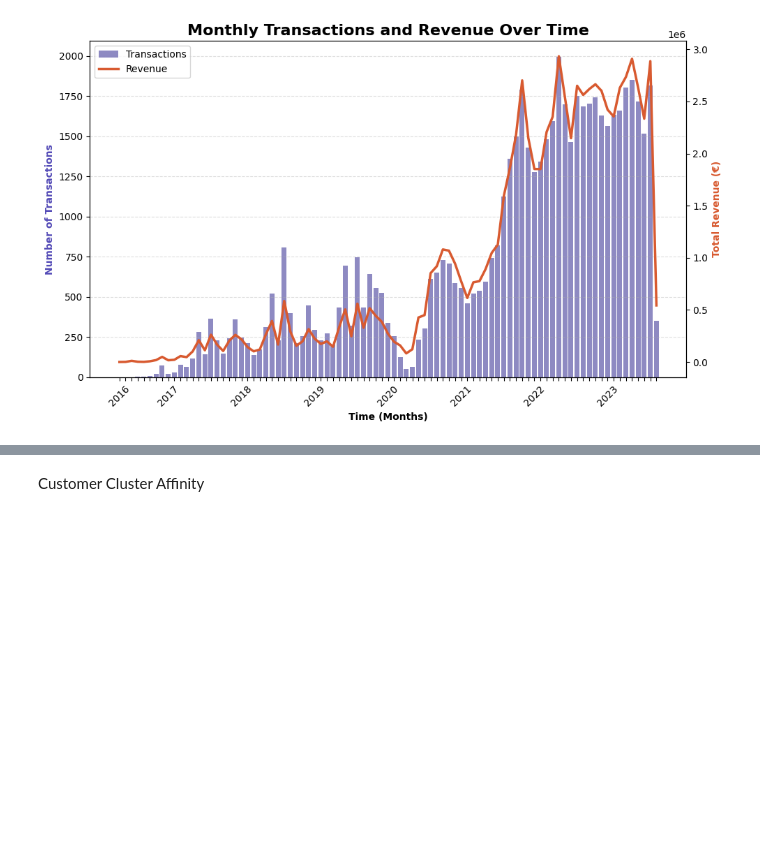
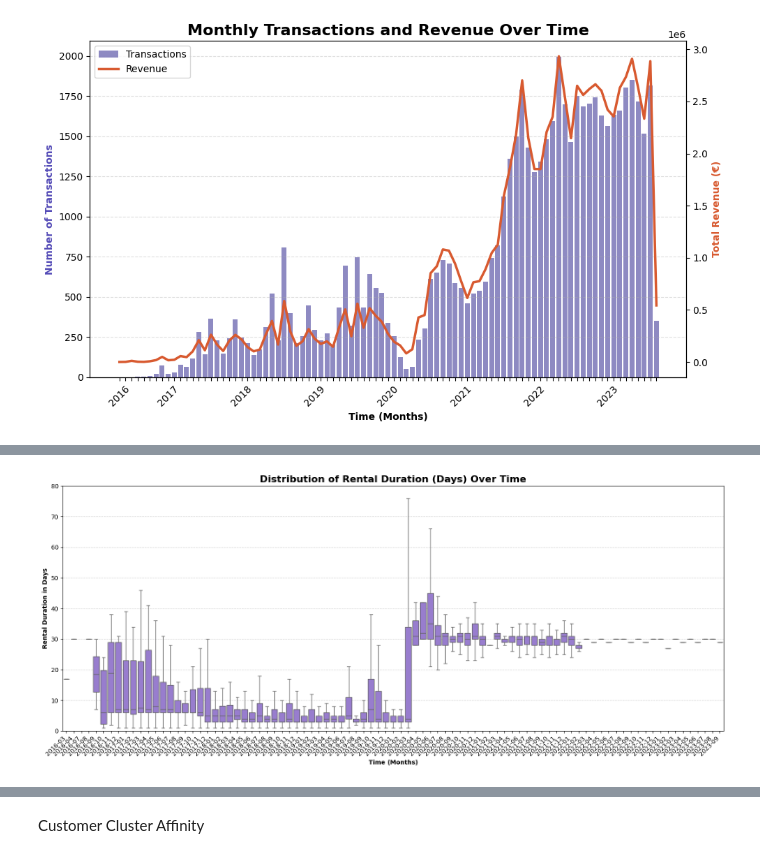
Before and after one commit to juliusatgit/Marketing-Analytics, a Jupyter notebook: notebooks/02_Business_Profiling.ipynb, the cells around one changed output, grey strips where cells are left out. Cells and saved outputs as stored; diff of their text form; code cells hidden in the pictures; blank space fills up the shorter version.

```diff
--- a/notebooks/02_Business_Profiling.ipynb
+++ b/notebooks/02_Business_Profiling.ipynb
@@ -451,0 +541,39 @@ plt.show()
+# %%
+date_col = 'rentalPeriod.start'
+duration_col = 'duration_days'
+
+# Convert to datetime and extract Year-Month
+rentals_clean[date_col] = pd.to_datetime(rentals_clean[date_col])
+rentals_clean['year_month'] = rentals_clean[date_col].dt.strftime('%Y-%m')
+
+# Get a properly sorted list of the months (Oldest to Newest)
+chronological_order = sorted(rentals_clean['year_month'].unique())
+
+# Create the Boxplot
+plt.figure(figsize=(16, 7))
+
+sns.boxplot(
+    data=rentals_clean,
+    x='year_month',
+    y=duration_col,
+    color='mediumpurple',
+    showfliers=False,
+    order=chronological_order  # Ensure the x-axis is in chronological order
+    )
+
+plt.title('Distribution of Rental Duration (Days) Over Time', fontsize=16, fontweight='bold')
+plt.xlabel('Time (Months)', fontweight='bold')
+plt.ylabel('Rental Duration in Days', fontweight='bold')
+
+# Zoom in on the Y-axis to cut off the massive artifact at ~300 days (probably a few outliers who forgot to return items)
+# Change '60' to a higher/lower number depending on what looks best for your data!
+plt.ylim(0, 80)
+
+# X-Axis label rotation for readability
+plt.xticks(rotation=45, ha='right')
+plt.grid(axis='y', linestyle='--', alpha=0.5)
+
+plt.tight_layout()
+plt.show()
+# %% [output]
+[figure, added]
```
Also changed, not shown: parts of 9 cells of this notebook.
